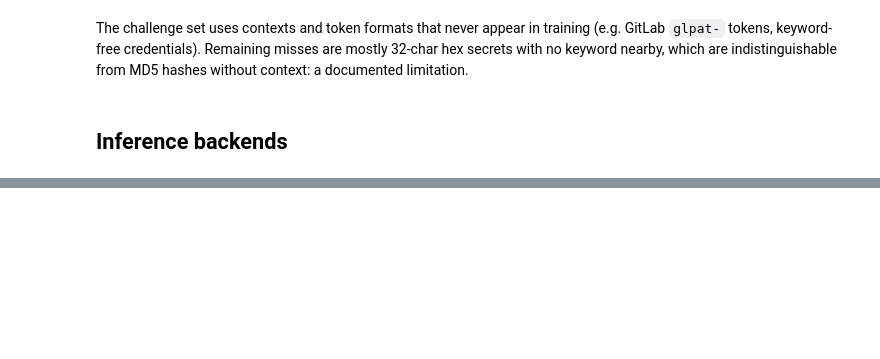
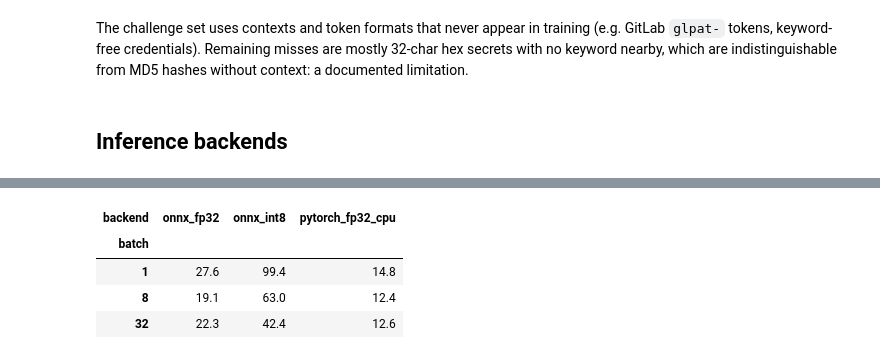
Before and after one commit to PahuldeepSinghSodhi/PromptShield, a Jupyter notebook: notebooks/02_error_analysis.ipynb, the cells around one changed output, grey strips where cells are left out. Cells and saved outputs as stored; diff of their text form; code cells hidden in the pictures; blank space fills up the shorter version.

```diff
--- a/notebooks/02_error_analysis.ipynb
+++ b/notebooks/02_error_analysis.ipynb
@@ -70,0 +107,12 @@ lat
+# %%
+# throughput by batch size: on CPU, batch 1 wins (ORT already parallelises a single call)
+pd.DataFrame([
+    {"backend": b, "batch": l["batch"], "texts_per_sec": l["texts_per_sec"]}
+    for b, r in bench["details"].items() for l in r["latency"]
+]).pivot(index="batch", columns="backend", values="texts_per_sec")
+# %% [output]
+| backend | onnx_fp32 | onnx_int8 | pytorch_fp32_cpu |
+| batch |  |  |  |
+| 1 | 27.6 | 99.4 | 14.8 |
+| 8 | 19.1 | 63.0 | 12.4 |
+| 32 | 22.3 | 42.4 | 12.6 |
```
Also changed, not shown: parts of 7 cells of this notebook, 20 other files.
